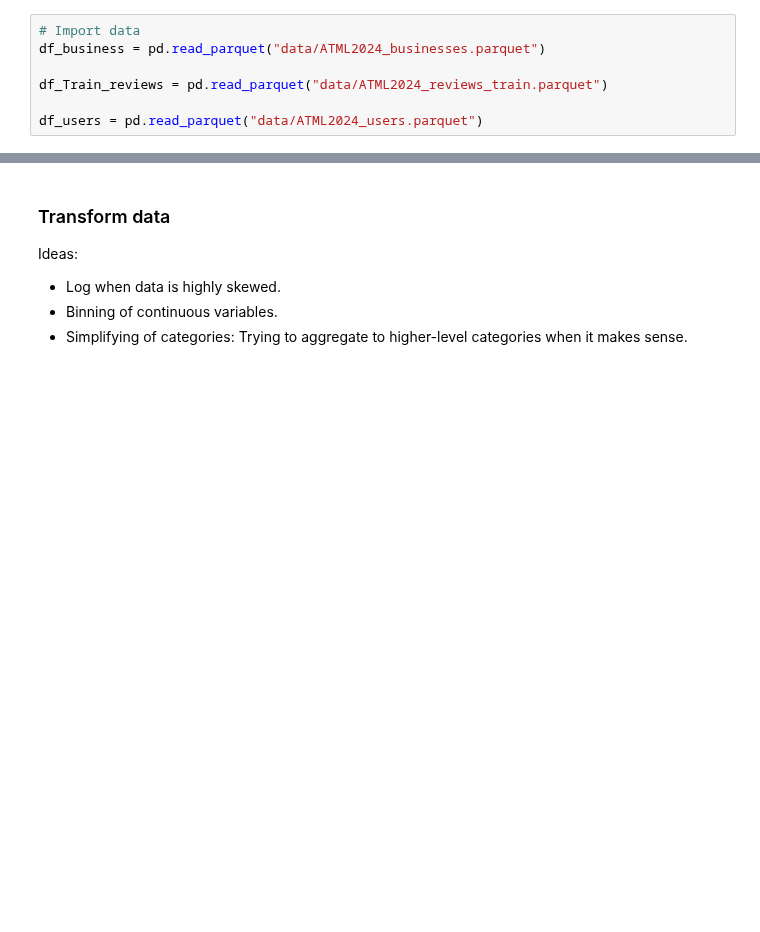
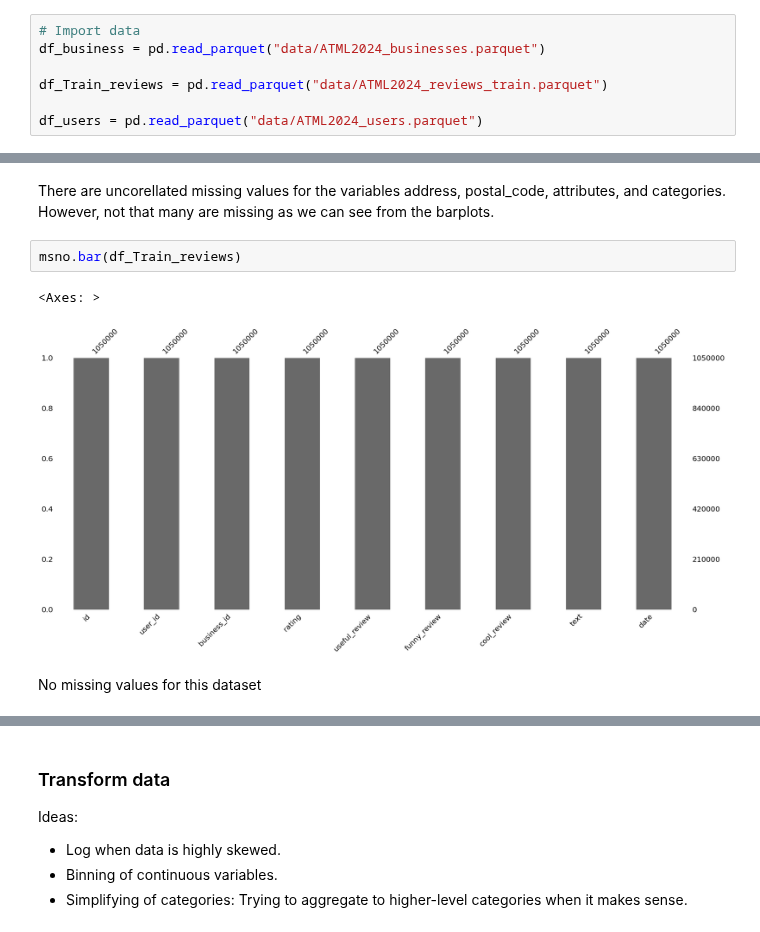
Before and after one commit to Kamiryu/nlp-customer-review-analysis, a Jupyter notebook: task_1.ipynb, the cells around one changed output, grey strips where cells are left out. Saved outputs shown, nothing was run; the diff lists cells and outputs as text; blank space fills up the shorter version.

```diff
--- a/task_1.ipynb
+++ b/task_1.ipynb
@@ -180 +191,10 @@ Are there variables that are numerical but really should be categorical?
+# %% [markdown]
+There are uncorellated missing values for the variables address, postal_code, attributes, and categories. However, not that many are missing as we can see from the barplots.
+# %%
+msno.bar(df_Train_reviews)
+# %% [output]
+<Axes: >
+[figure, added]
+# %% [markdown]
+No missing values for this dataset
 # %%
```
Also changed, not shown: parts of 21 cells of this notebook.
